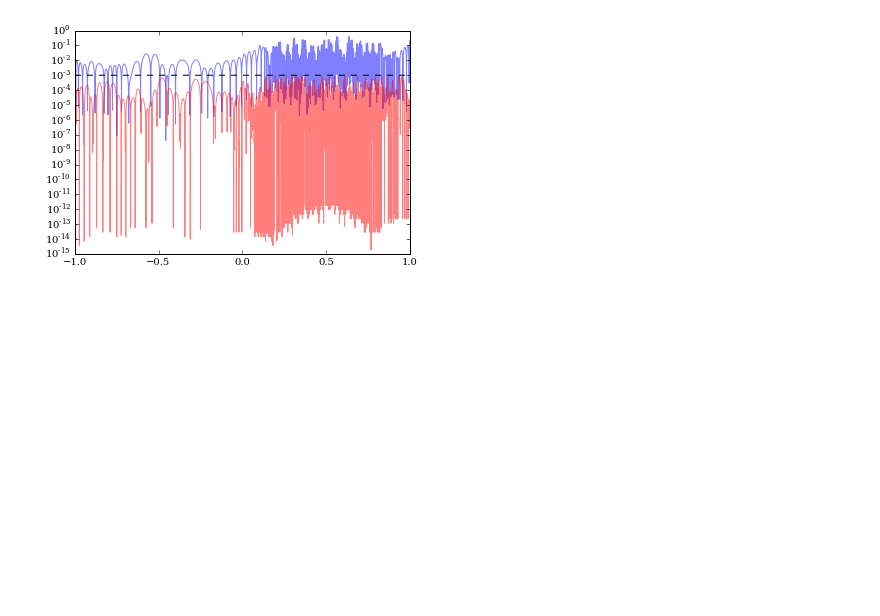
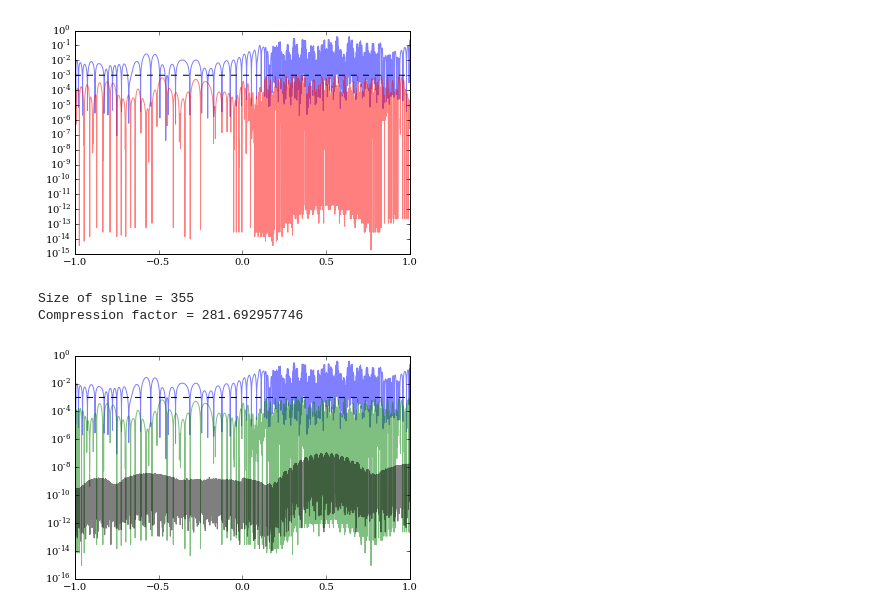
Before and after one commit to crgalley/romspline, a Jupyter notebook: romSpline_example.ipynb, the cells around one changed output. Cells and saved outputs as stored; diff of their text form; code cells hidden in the pictures; blank space fills up the shorter version.

```diff
--- a/romSpline_example.ipynb
+++ b/romSpline_example.ipynb
@@ -172,3 +198,31 @@ plt.semilogy(x, np.abs(dspline(x)-y1), 'r-', alpha=0.5);
 plt.semilogy(x, dspline.tol*np.ones(x.size), 'k--');
 # %% [output]
 [figure]
+# %%
+# If we didn't have access to the analytical derivative of the data
+# then we can use finite-difference differentiation to numerically
+# compute the derivative and build a spline for that data.
+Df = romSpline.D(f(x), x)  # Default options: dx=1, order=4
+Dspline = romSpline.ReducedOrderSpline(x, Df, tol=1e-3)
+print "Size of spline =", Dspline.size
+print "Compression factor =", Dspline.compression
+
+# Notice that more points are needed for the derivative. This happens
+# because we are imposing a tol on the *absolute* error of 1e-3 here
+# and the derivative is large for some values of x.
+# %% [output]
+Size of spline = 355
+Compression factor = 281.692957746
+# %%
+# The spline built from the numerical derivative of the data is
+# also a bit better than evaluating the derivative of the spline
+# built from the original data and taking its derivative:
+plt.semilogy(x, np.abs(spline(x, dx=1)-y1), 'b-', alpha=0.5);
+plt.semilogy(x, np.abs(Dspline(x)-Df), 'g-', alpha=0.5);
+plt.semilogy(x, Dspline.tol*np.ones(x.size), 'k--');
+
+# For comparison, shown in black is the difference between the
+# numerically and analytically computed derivatives of the data.
+plt.semilogy(x, np.abs(Df-dfdx(x)), 'k-', alpha=0.5);
+# %% [output]
+[figure, added]
```
Also changed, not shown: parts of 12 cells of this notebook.
